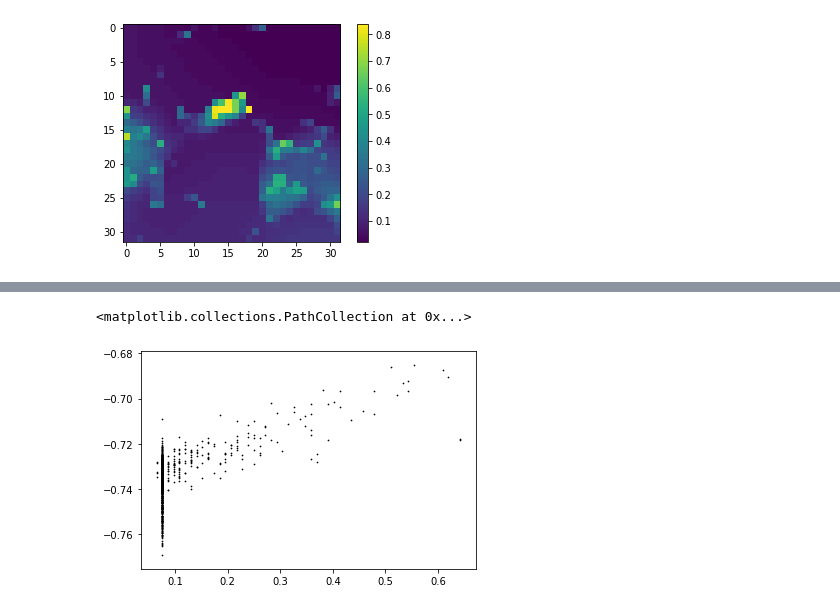
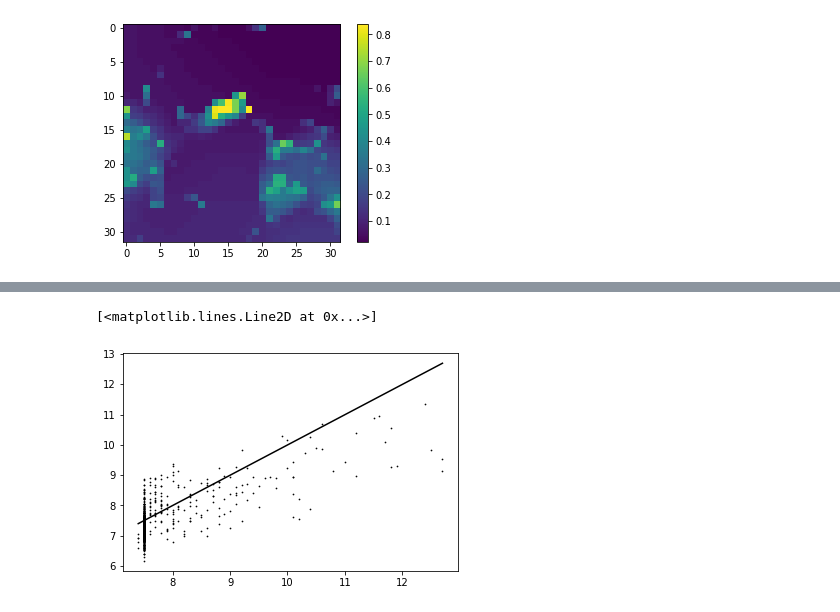
Before and after one commit to tomislavmedan/ML_for_reionization, a Jupyter notebook: 10_Conv_resnet.ipynb, the cells around one changed output, grey strips where cells are left out. Cells and saved outputs as stored; diff of their text form; code cells hidden in the pictures.

Commit message:
fixed scaling to do inverse of minmax, and a few other network changes

```diff
--- a/10_Conv_resnet.ipynb
+++ b/10_Conv_resnet.ipynb
@@ -186,19 +193,16 @@ ________________________________________________________________________________
 # %%
 # get test data
-
-datadir = '/global/cscratch1/sd/tmedan/notebooks/'
-
 freion = open(datadir+'reionization/reion_04')
 fdens  = open(datadir+'density_Eul/dens_04')
 
 x_test  = np.fromfile(fdens, count=N**3, dtype=np.float32).reshape(N,N,N)
 y_test  = np.fromfile(freion, count=N**3, dtype=np.float32).reshape(N,N,N)
 
-density_scaling_test      = ScaleField(x_test)
-reionization_scaling_test = ScaleField(y_test)
+# density_scaling_test      = ScaleField(x_test)
+# reionization_scaling_test = ScaleField(y_test)
 
-x_test = density_scaling_test.scale(field=x_test)
-y_test = reionization_scaling_test.scale(field=y_test)
+x_test = density_scalingE.scale(field=x_test)
+y_test = reionization_scaling.scale(field=y_test)
 
 
 plt.figure(figsize=(10,10))
@@ -211,4 +215,7 @@ plt.colorbar()
 
 x_test = cubify(x_test,  (img_shape, img_shape, img_shape))[..., np.newaxis]
 y_test = cubify(y_test,  (img_shape, img_shape, img_shape))[..., np.newaxis]
+
+
+reion_test         = reionization_scaling.scale(field=y_test, inv=True)
 # %% [output]
@@ -216,9 +223,10 @@ y_test = cubify(y_test,  (img_shape, img_shape, img_shape))[..., np.newaxis]
 [figure]
 # %%
-optimizer = tfk.optimizers.Adam(1e-3)
-model.compile(optimizer=optimizer,loss='mse',metrics=['mae'] )
+optimizer = tfk.optimizers.Adam(1e-2)
+model.compile(optimizer=optimizer,loss='mse', metrics=['mae'] )
 
 history = model.fit(densE_train,reion_train,
-                    epochs=30,validation_split=0.1,
+                    epochs=5,
+                    validation_split=0.1,
                     verbose=1)
 # %% [output]
@@ -258,2 +259,4 @@ dict_keys(['loss', 'mae', 'val_loss', 'val_mae'])
 # %%
 y_test_predict = model.predict(x_test)
+
+reion_test_predict = reionization_scaling.scale(field=y_test_predict, inv=True)
@@ -262,15 +263,16 @@ y_test_predict = reionization_scaling_test.scale(field=y_test_predict)
 # %%
-yshow_predict = y_test_predict[0,img_shape//2, ..., 0]
-yshow = y_test[0,img_shape//2, ..., 0]
-
+yshow_predict = reion_test_predict[0,img_shape//2, ..., 0]
+yshow = reion_test[0,img_shape//2, ..., 0]
 xshow = x_test[0,img_shape//2, ..., 0]
 
 ymin = yshow.min()
 ymax = yshow.max()
 # %%
 plt.scatter(yshow.flatten(),yshow_predict.flatten(),c='k',s=0.5)
+xx = np.linspace(yshow.min(), yshow.max(), 100)
+plt.plot(xx,xx, 'k')
 # %% [output]
-<matplotlib.collections.PathCollection at 0x...>
+[<matplotlib.lines.Line2D at 0x...>]
-[figure, old version]
+[figure, new version]
 # %%
 plt.figure()
```
Also changed, not shown: parts of 10 cells of this notebook.
